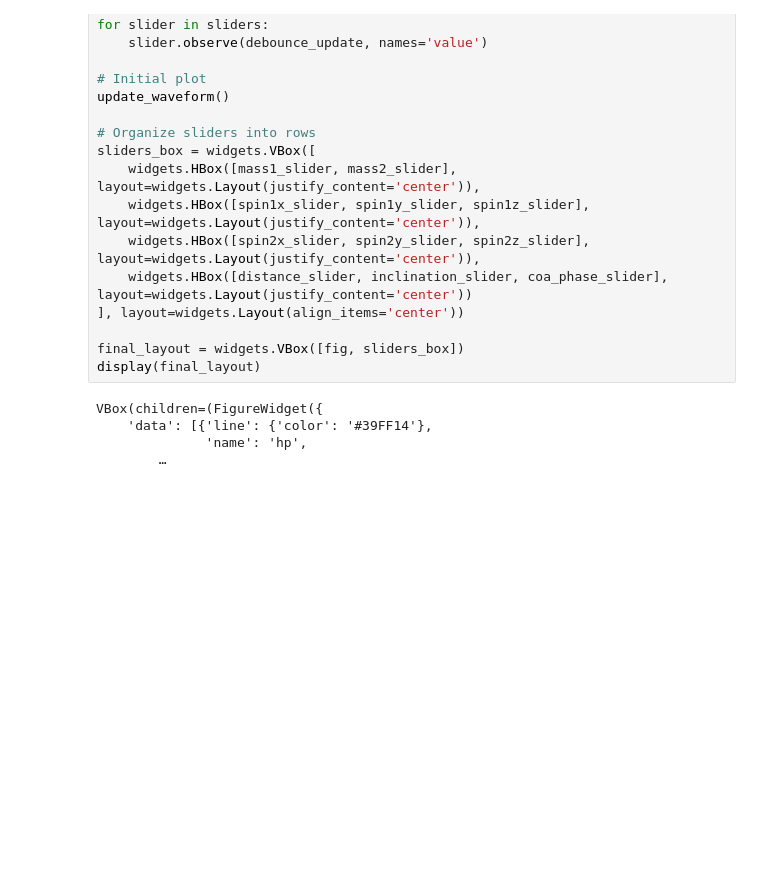
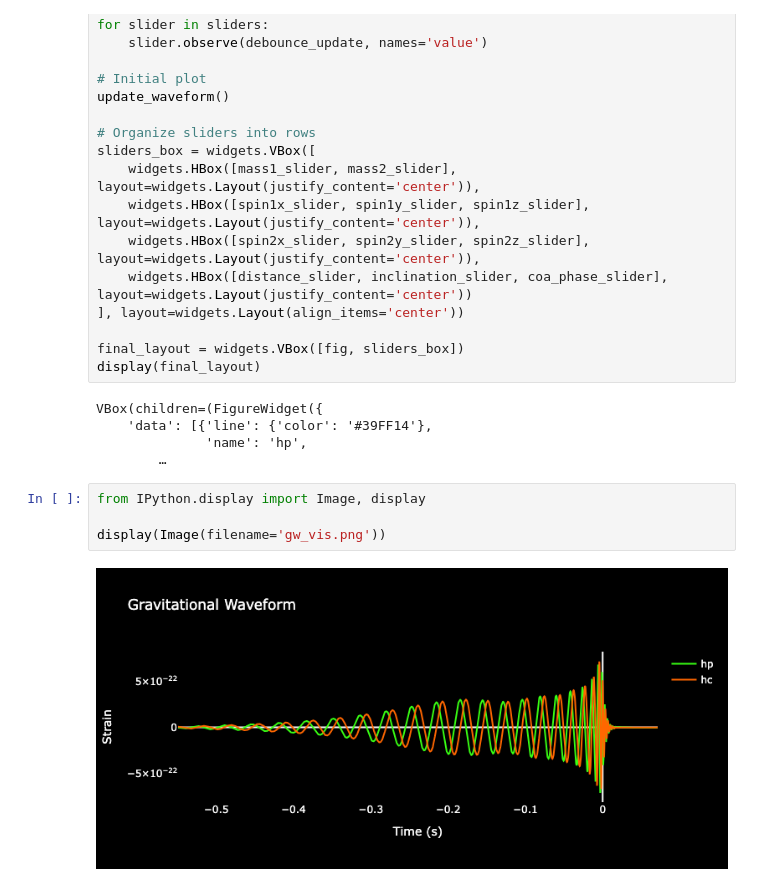
Before and after one commit to AniruddhaCIndia/Gravitational-Waves, a Jupyter notebook: pycbc_waveform_plotter.ipynb, the cells around one changed output. Cells and saved outputs as stored; diff of their text form; blank space fills up the shorter version.

```diff
--- a/pycbc_waveform_plotter.ipynb
+++ b/pycbc_waveform_plotter.ipynb
@@ -137,3 +137,9 @@ VBox(children=(FigureWidget({
     'data': [{'line': {'color': '#39FF14'},
               'name': 'hp',
         …
+# %%
+from IPython.display import Image, display
+
+display(Image(filename='gw_vis.png'))
+# %% [output]
+[figure, added]
```
